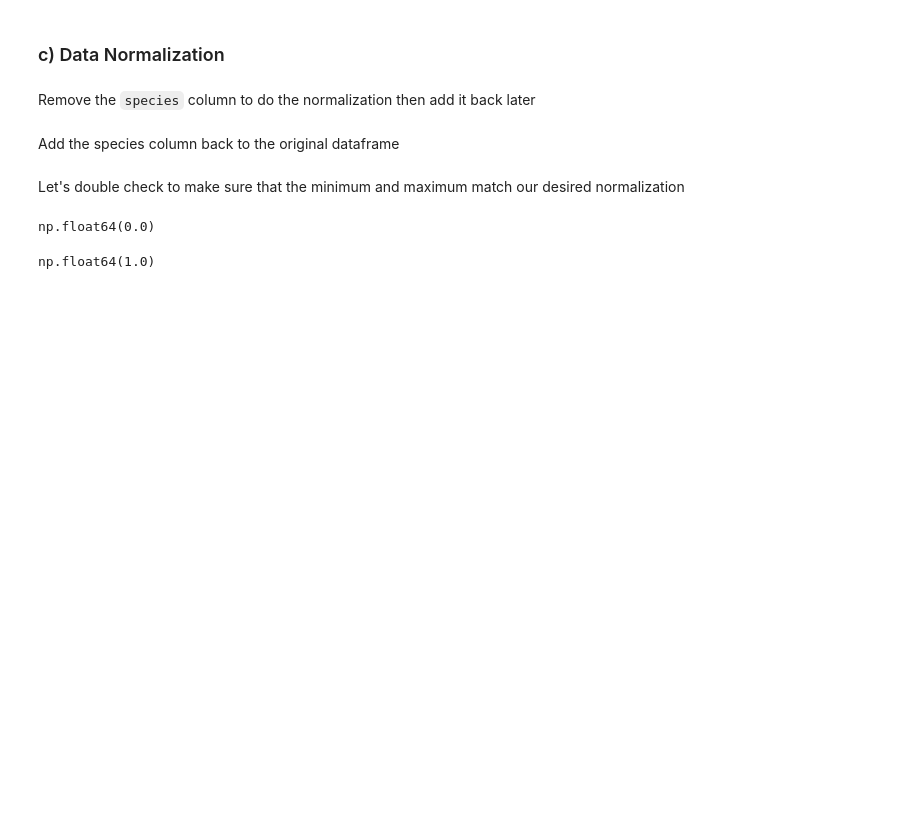
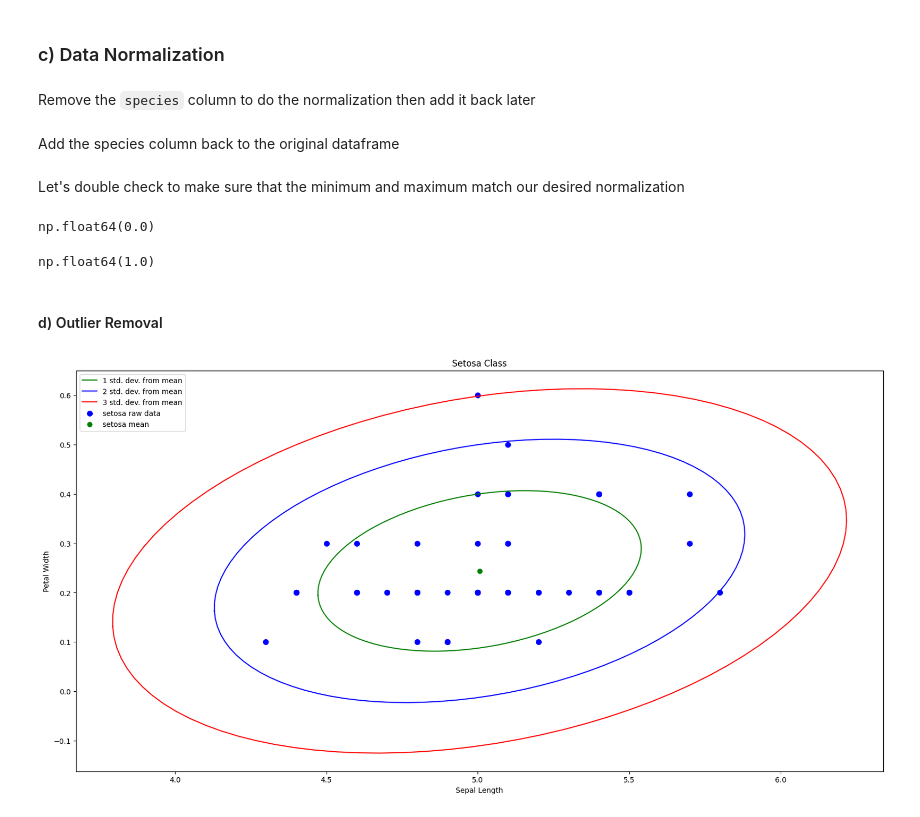
Before and after one commit to DrewRosales/algorithmsForDataScience, a Jupyter notebook: hw/prg1/PA1.ipynb, the cells around one changed output. Saved outputs shown, nothing was run; the diff lists cells and outputs as text; code cells hidden in the pictures; blank space fills up the shorter version.

Commit message:
outlier removal progress

```diff
--- a/hw/prg1/PA1.ipynb
+++ b/hw/prg1/PA1.ipynb
@@ -161,3 +161,5 @@ np.float64(1.0)
 # %%
 
 #norm_iris["species"] = removed_species
+# %% [markdown]
+#### d) Outlier Removal
@@ -163,0 +169,32 @@ np.float64(1.0)
+# %%
+
+#df = pd.read_csv('iris.csv')
+feature1 = 'sepal_length'
+feature2 = 'petal_width'
+
+setosa_ellipses_obj = sigma_ellipse_plot(df=iris_df, target='setosa', feature1=feature1, feature2=feature2)
+setosa_df, setosa_ellipses, setosa_mu_X, setosa_mu_Y = setosa_ellipses_obj.pipeline()
+setosa_plot_labels = setosa_ellipses_obj.get_labels()
+
+plt.figure(figsize=(20,10))
+
+colors_for_plot = ['g', 'b', 'r']
+for i in range(0, len(setosa_ellipses)):
+    plt.plot(setosa_ellipses[i][0] + setosa_mu_X, setosa_ellipses[i][1] + setosa_mu_Y, colors_for_plot[i], label= setosa_plot_labels[i])
+
+plt.scatter(setosa_df[feature1], setosa_df[feature2], c='blue', s=50, label='setosa raw data')
+
+###############
+#plt.plot(setosa_df[feature1][outlier_index], setosa_df[feature2][outlier_index], marker='o', color='r', markersize=12, fillstyle='none', label='setosa_outlier')
+###############
+
+plt.scatter(setosa_mu_X, setosa_mu_Y, c='green', s=40, label = 'setosa mean')
+
+plt.xlabel('Sepal Length', fontsize=10)
+plt.ylabel('Petal Width', fontsize=10)
+plt.title('Setosa Class')
+plt.legend()
+
+plt.show()
+# %% [output]
+[figure, added]
```
Also changed, not shown: parts of 1 cell of this notebook.
